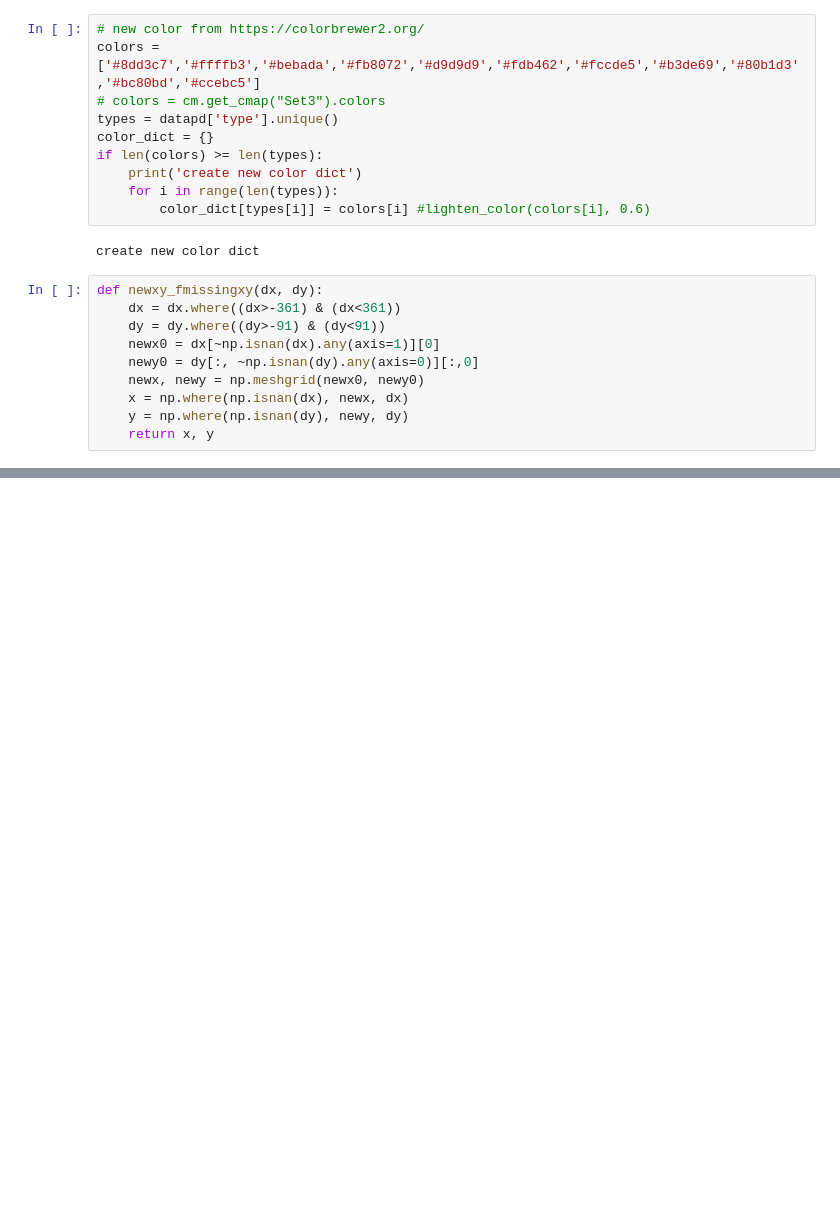
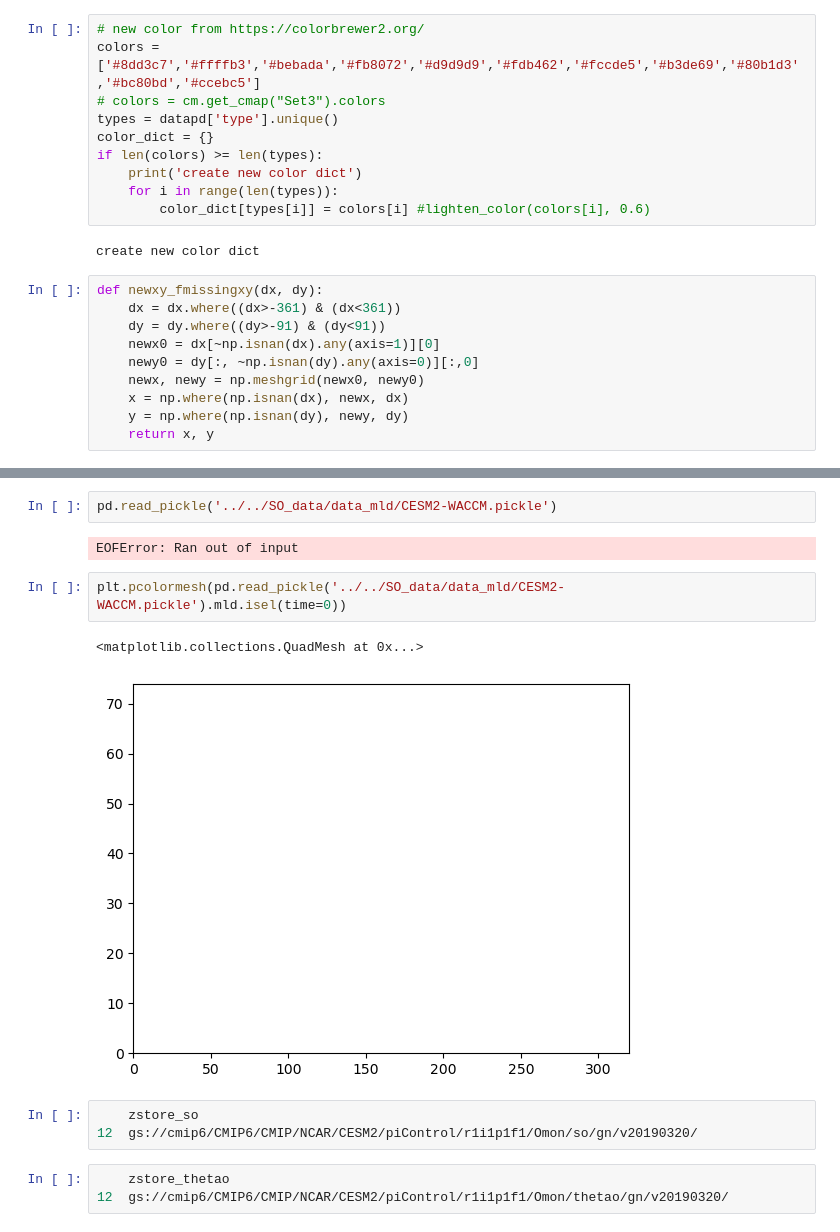
Before and after one commit to shunzi-work/SouthernOceanPolynya, a Jupyter notebook: MLDPlot.ipynb, the cells around one changed output, grey strips where cells are left out. Drawn from its saved outputs; the diff is of its cells as text; blank space fills up the shorter version.

```diff
--- a/MLDPlot.ipynb
+++ b/MLDPlot.ipynb
@@ -360,0 +473,15 @@ cbar2.ax.tick_params(labelsize=6,direction='in')
+# %%
+pd.read_pickle('../../SO_data/data_mld/CESM2-WACCM.pickle')
+# %% [output]
+EOFError: Ran out of input
+# %%
+plt.pcolormesh(pd.read_pickle('../../SO_data/data_mld/CESM2-WACCM.pickle').mld.isel(time=0))
+# %% [output]
+<matplotlib.collections.QuadMesh at 0x...>
+[figure, added]
+# %%
+	zstore_so
+12	gs://cmip6/CMIP6/CMIP/NCAR/CESM2/piControl/r1i1p1f1/Omon/so/gn/v20190320/
+# %%
+	zstore_thetao
+12	gs://cmip6/CMIP6/CMIP/NCAR/CESM2/piControl/r1i1p1f1/Omon/thetao/gn/v20190320/
```
Also changed, not shown: parts of 16 cells of this notebook, 15 other files.
